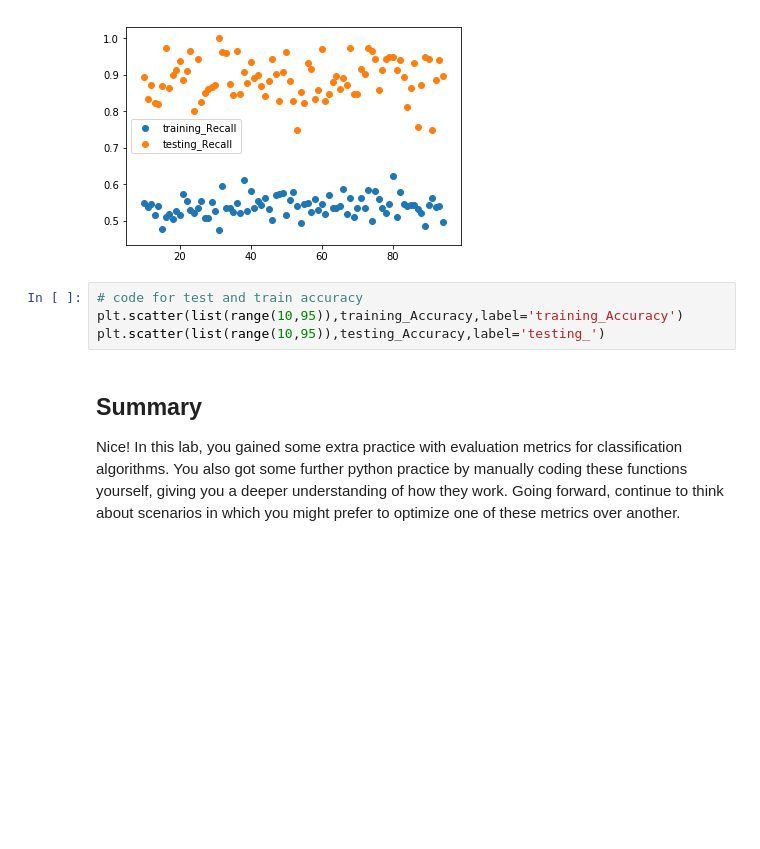
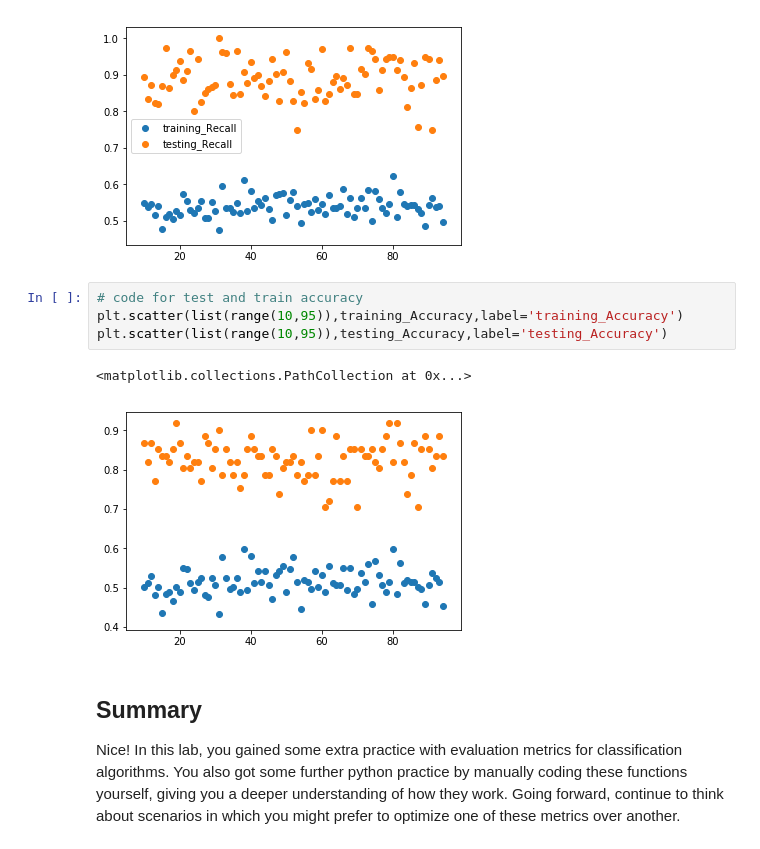
Before and after one commit to Chris-Manna/dsc-3-29-06-evaluating-logistic-regression-models-lab-nyc-career-ds-102218, a Jupyter notebook: index.ipynb, the cells around one changed output. Drawn from its saved outputs; the diff is of its cells as text; blank space fills up the shorter version.

```diff
--- a/index.ipynb
+++ b/index.ipynb
@@ -182,7 +182,10 @@ plt.legend()
 # %%
 # code for test and train accuracy
 plt.scatter(list(range(10,95)),training_Accuracy,label='training_Accuracy')
-plt.scatter(list(range(10,95)),testing_Accuracy,label='testing_')
+plt.scatter(list(range(10,95)),testing_Accuracy,label='testing_Accuracy')
+# %% [output]
+<matplotlib.collections.PathCollection at 0x...>
+[figure, added]
 # %% [markdown]
 ## Summary
 
```
